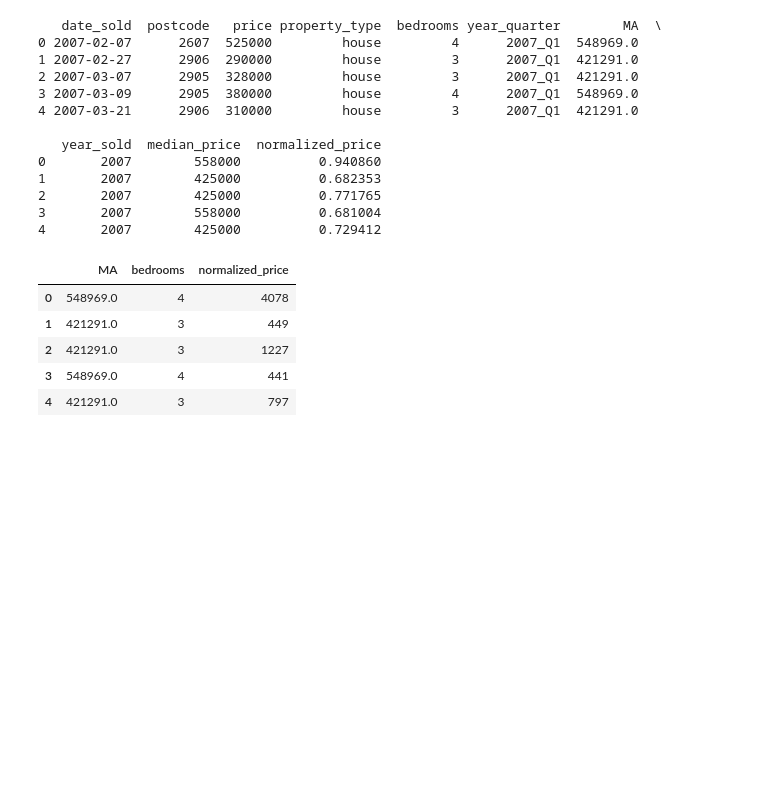
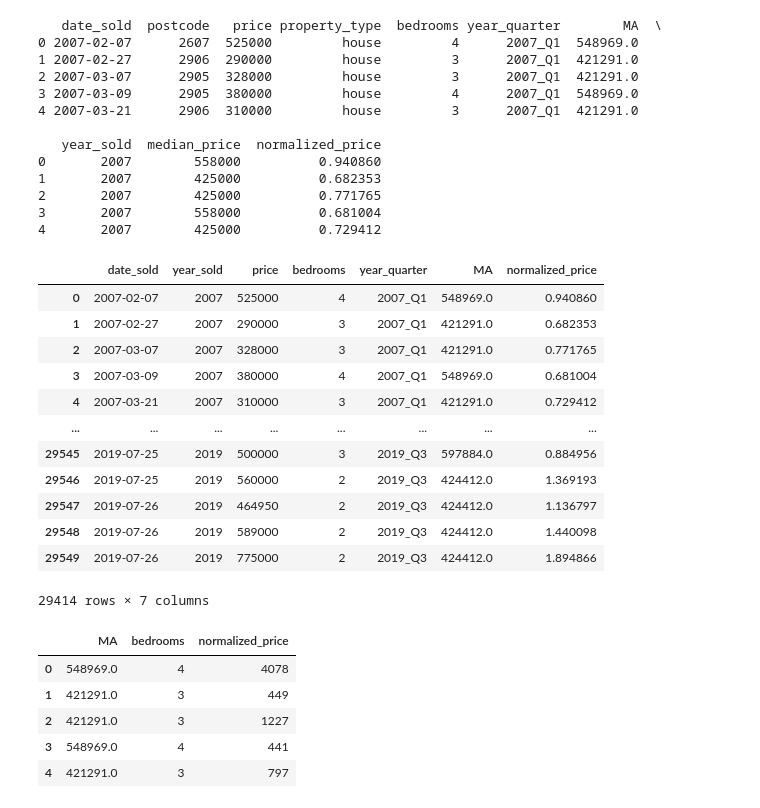
Before and after one commit to gracesosa/RealEstate_TrendClassification, a Jupyter notebook: Notebooks/DataPreprocessing2.ipynb, the cells around one changed output. Cells and saved outputs as stored; diff of their text form; code cells hidden in the pictures; blank space fills up the shorter version.

```diff
--- a/Notebooks/DataPreprocessing2.ipynb
+++ b/Notebooks/DataPreprocessing2.ipynb
@@ -103,3 +104,21 @@ print(merged_df.head(5))
 2       2007        425000          0.771765
 3       2007        558000          0.681004
 4       2007        425000          0.729412
+# %%
+merged_df_prescaling = merged_df[['date_sold', 'year_sold', 'price', 'bedrooms', 'year_quarter', 'MA', 'normalized_price']].dropna()
+
+merged_df_prescaling
+# %% [output]
+|  | date_sold | year_sold | price | bedrooms | year_quarter | MA | normalized_price |
+| 0 | 2007-02-07 | 2007 | 525000 | 4 | 2007_Q1 | 548969.0 | 0.940860 |
+| 1 | 2007-02-27 | 2007 | 290000 | 3 | 2007_Q1 | 421291.0 | 0.682353 |
+| 2 | 2007-03-07 | 2007 | 328000 | 3 | 2007_Q1 | 421291.0 | 0.771765 |
+| 3 | 2007-03-09 | 2007 | 380000 | 4 | 2007_Q1 | 548969.0 | 0.681004 |
+| 4 | 2007-03-21 | 2007 | 310000 | 3 | 2007_Q1 | 421291.0 | 0.729412 |
+| ... | ... | ... | ... | ... | ... | ... | ... |
+| 29545 | 2019-07-25 | 2019 | 500000 | 3 | 2019_Q3 | 597884.0 | 0.884956 |
+| 29546 | 2019-07-25 | 2019 | 560000 | 2 | 2019_Q3 | 424412.0 | 1.369193 |
+| 29547 | 2019-07-26 | 2019 | 464950 | 2 | 2019_Q3 | 424412.0 | 1.136797 |
+| 29548 | 2019-07-26 | 2019 | 589000 | 2 | 2019_Q3 | 424412.0 | 1.440098 |
+| 29549 | 2019-07-26 | 2019 | 775000 | 2 | 2019_Q3 | 424412.0 | 1.894866 |
+29414 rows × 7 columns
```
Also changed, not shown: parts of 10 cells of this notebook, 2 other files.
